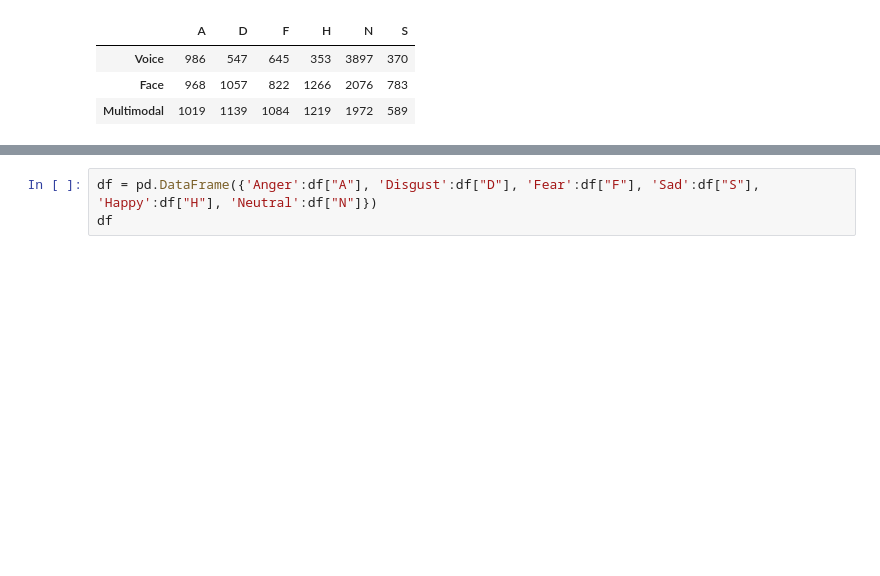
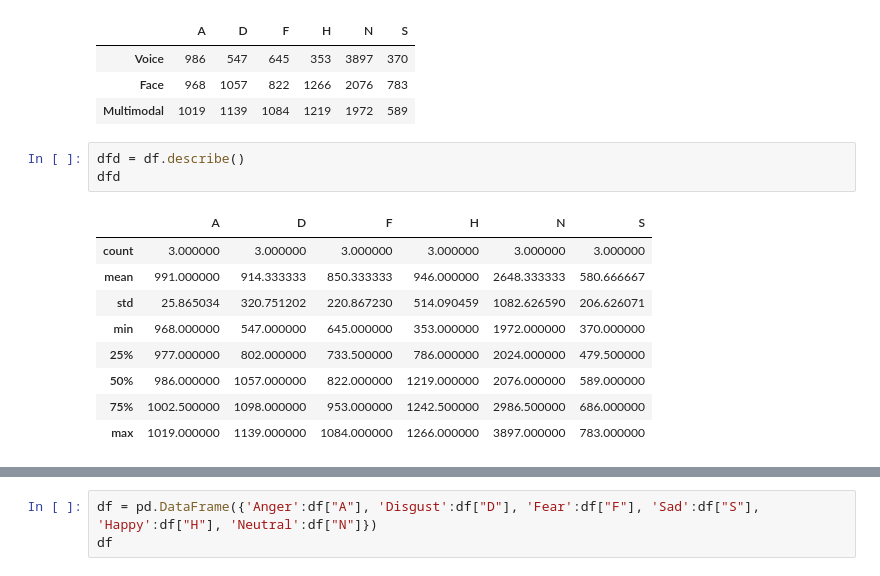
Before and after one commit to IggyBal/CRY-Baby_Empathetic_Dataset_Multimodal, a Jupyter notebook: Dataset_analysis.ipynb, the cells around one changed output, grey strips where cells are left out. Cells and saved outputs as stored; diff of their text form; blank space fills up the shorter version.

```diff
--- a/Dataset_analysis.ipynb
+++ b/Dataset_analysis.ipynb
@@ -140,3 +138,16 @@ df
 | Voice | 986 | 547 | 645 | 353 | 3897 | 370 |
 | Face | 968 | 1057 | 822 | 1266 | 2076 | 783 |
 | Multimodal | 1019 | 1139 | 1084 | 1219 | 1972 | 589 |
+# %%
+dfd = df.describe()
+dfd
+# %% [output]
+|  | A | D | F | H | N | S |
+| count | 3.000000 | 3.000000 | 3.000000 | 3.000000 | 3.000000 | 3.000000 |
+| mean | 991.000000 | 914.333333 | 850.333333 | 946.000000 | 2648.333333 | 580.666667 |
+| std | 25.865034 | 320.751202 | 220.867230 | 514.090459 | 1082.626590 | 206.626071 |
+| min | 968.000000 | 547.000000 | 645.000000 | 353.000000 | 1972.000000 | 370.000000 |
+| 25% | 977.000000 | 802.000000 | 733.500000 | 786.000000 | 2024.000000 | 479.500000 |
+| 50% | 986.000000 | 1057.000000 | 822.000000 | 1219.000000 | 2076.000000 | 589.000000 |
+| 75% | 1002.500000 | 1098.000000 | 953.000000 | 1242.500000 | 2986.500000 | 686.000000 |
+| max | 1019.000000 | 1139.000000 | 1084.000000 | 1266.000000 | 3897.000000 | 783.000000 |
```
Also changed, not shown: parts of 28 cells of this notebook, 3 other files.
